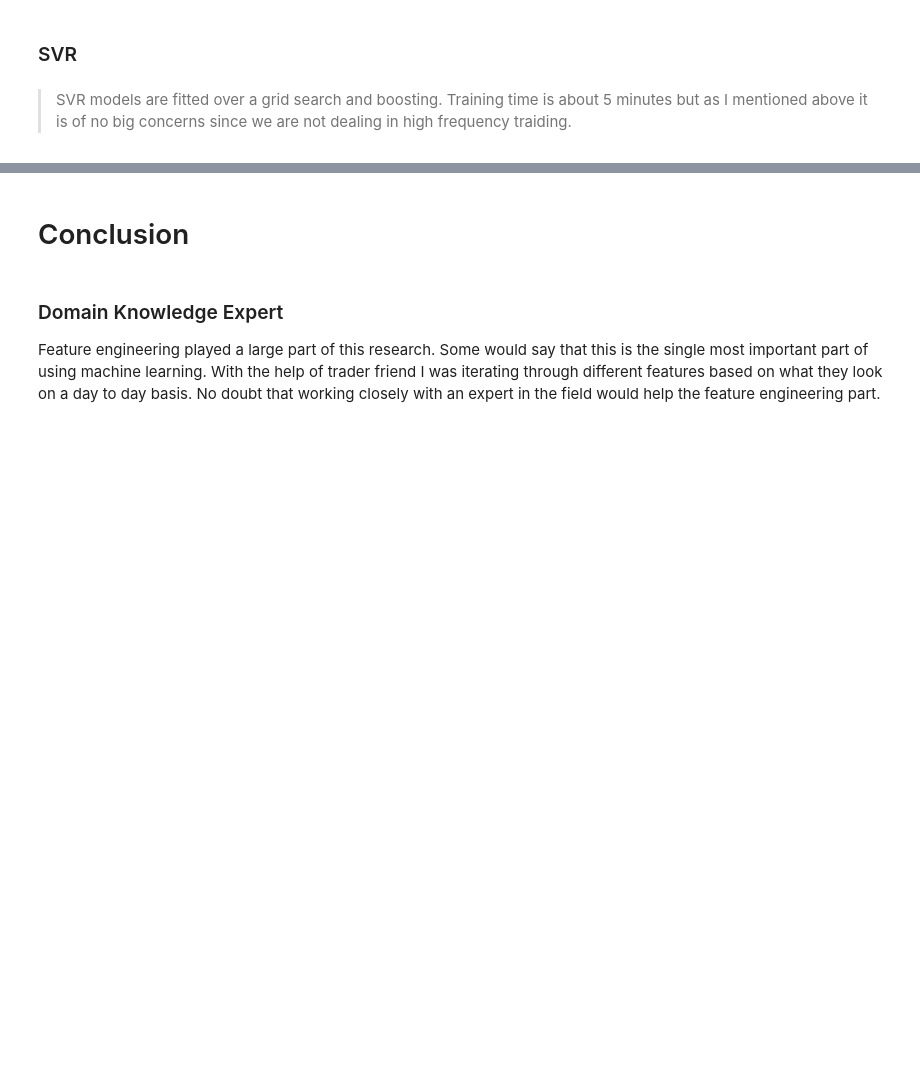
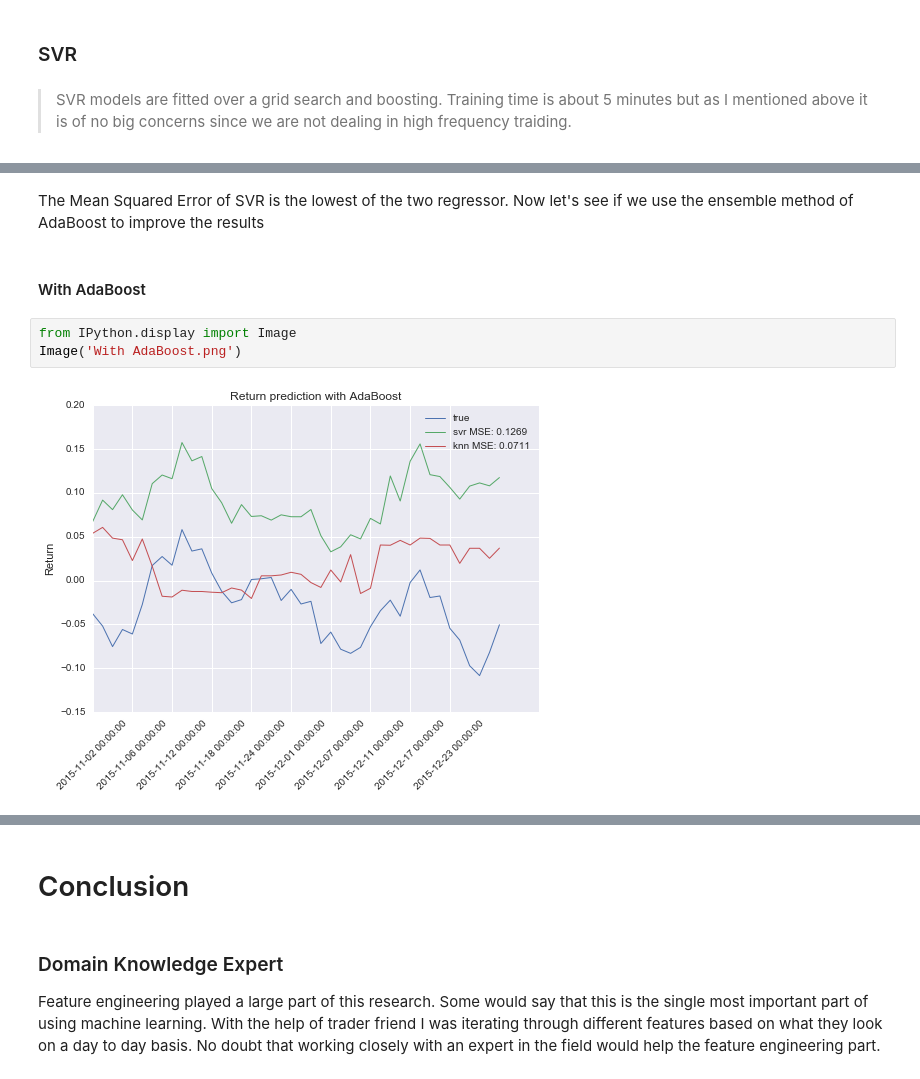
Before and after one commit to atremblay/MLND, a Jupyter notebook: P5/Stock Prediction.ipynb, the cells around one changed output, grey strips where cells are left out. Saved outputs shown, nothing was run; the diff lists cells and outputs as text; blank space fills up the shorter version.

```diff
--- a/P5/Stock Prediction.ipynb
+++ b/P5/Stock Prediction.ipynb
@@ -248,0 +215,9 @@ So the $\delta$ shifting also improves the results here but not as much. From a
+# %% [markdown]
+The Mean Squared Error of SVR is the lowest of the two regressor. Now let's see if we use the ensemble method of AdaBoost to improve the results
+# %% [markdown]
+#### With AdaBoost
+# %%
+from IPython.display import Image
+Image('With AdaBoost.png')
+# %% [output]
+[figure, added]
```
Also changed, not shown: parts of 73 cells of this notebook, 5 other files.
